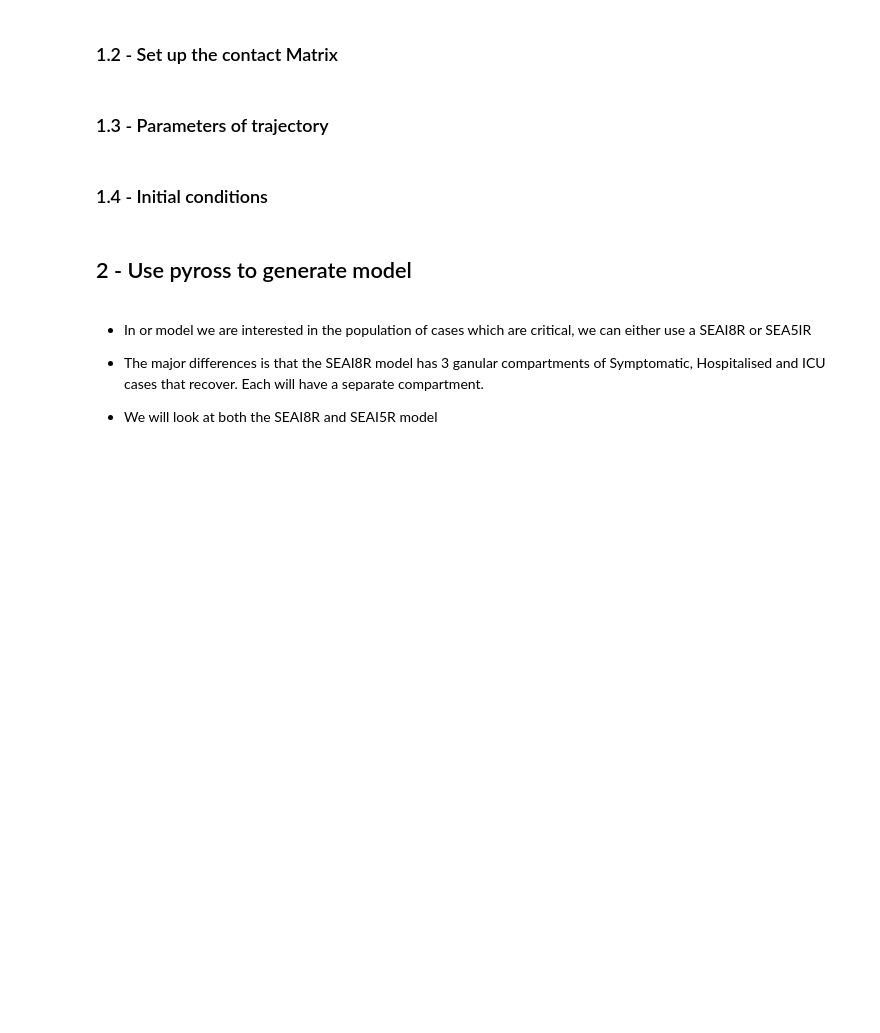
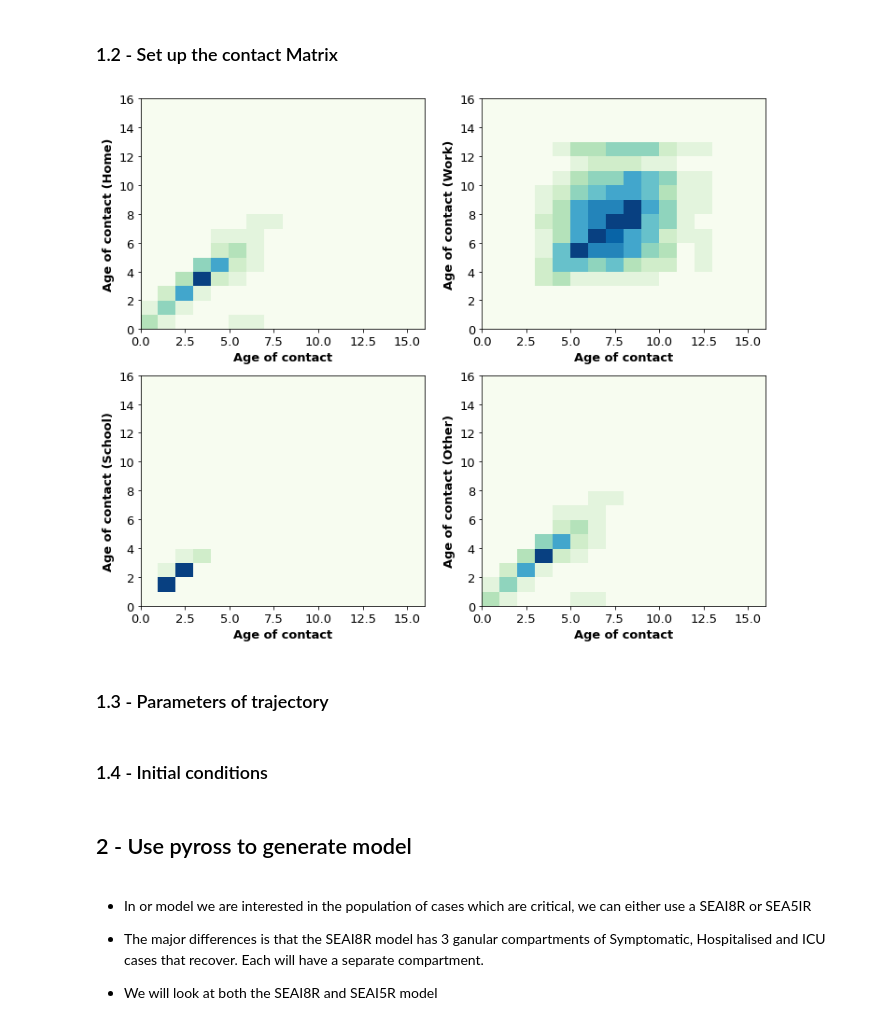
Before and after one commit to ifornax/Covid19, a Jupyter notebook: PySEIR_Province_NO-Working.ipynb, the cells around one changed output. Saved outputs shown, nothing was run; the diff lists cells and outputs as text; code cells hidden in the pictures; blank space fills up the shorter version.

```diff
--- a/PySEIR_Province_NO-Working.ipynb
+++ b/PySEIR_Province_NO-Working.ipynb
@@ -429,7 +496,7 @@ ToDoContact = False
 
 Tf = 240                              # reference trajectory is 240 days long
 Nf = 600
-times = [21, Tf]                      # temporal boundaries between different contact-behaviour
+times = [M, Tf]                      # temporal boundaries between different contact-behaviour
 
 
 if ToDoContact:
@@ -439,13 +506,17 @@ if ToDoContact:
     #CH, CW, CS, CO = pyross.contactMatrix.India()
     url = 'https://raw.githubusercontent.com/sillsphelyx/Pyross-SA-contact-matrices/master/CH.csv'
     CH = np.genfromtxt((wget.download(url, out = 'CH.csv')),delimiter = ',' ,skip_header = 0)
-    url = 'https://raw.githubusercontent.com/sillsphelyx/Pyross-SA-contact-matrices/master/CH.csv'
+    url = 'https://raw.githubusercontent.com/sillsphelyx/Pyross-SA-contact-matrices/master/CW.csv'
     CW = np.genfromtxt((wget.download(url, out = 'CW.csv')),delimiter = ',' ,skip_header = 0)
-    url = 'https://raw.githubusercontent.com/sillsphelyx/Pyross-SA-contact-matrices/master/CH.csv'
+    url = 'https://raw.githubusercontent.com/sillsphelyx/Pyross-SA-contact-matrices/master/CS.csv'
     CS = np.genfromtxt((wget.download(url, out = 'CS.csv')),delimiter = ',' ,skip_header = 0)
-    url = 'https://raw.githubusercontent.com/sillsphelyx/Pyross-SA-contact-matrices/master/CH.csv'
+    url = 'https://raw.githubusercontent.com/sillsphelyx/Pyross-SA-contact-matrices/master/CO.csv'
     CO = np.genfromtxt((wget.download(url, out = 'CO.csv')),delimiter = ',' ,skip_header = 0)
 
+    #
+    # matrix of total contacts
+    #
+    C = CH+CW+CS+CO
     #
     # Generate class with contact matrix for SIR model with South Africa contact structure
     #
@@ -462,9 +533,30 @@ if ToDoContact:
     # generate corresponding contact matrix function
     contactMatrix = generator.interventions_temporal(times=times,interventions=interventions)
 
+    def contactMatrix(t):
+        return np.identity(C)
 else:
     def contactMatrix(t):
         return np.identity(M)
+# %%
+fig, aCF =  plt.subplots(2,2);
+aCF[0][0].pcolor(CH, cmap=plt.cm.get_cmap('GnBu', 10));
+aCF[0][0].set_ylabel('Age of contact (Home)');
+aCF[0][0].set_xlabel('Age of contact');
+
+aCF[0][1].pcolor(CW, cmap=plt.cm.get_cmap('GnBu', 10));
+aCF[0][1].set_ylabel('Age of contact (Work)');
+aCF[0][1].set_xlabel('Age of contact');
+
+aCF[1][0].pcolor(CS, cmap=plt.cm.get_cmap('GnBu', 10));
+aCF[1][0].set_ylabel('Age of contact (School)');
+aCF[1][0].set_xlabel('Age of contact');
+
+aCF[1][1].pcolor(CO, cmap=plt.cm.get_cmap('GnBu', 10));
+aCF[1][1].set_ylabel('Age of contact (Other)');
+aCF[1][1].set_xlabel('Age of contact');
+# %% [output]
+[figure, added]
 # %% [markdown]
 ### 1.3 - Parameters of trajectory
 # %%
```
Also changed, not shown: parts of 66 cells of this notebook, 10 other files.
